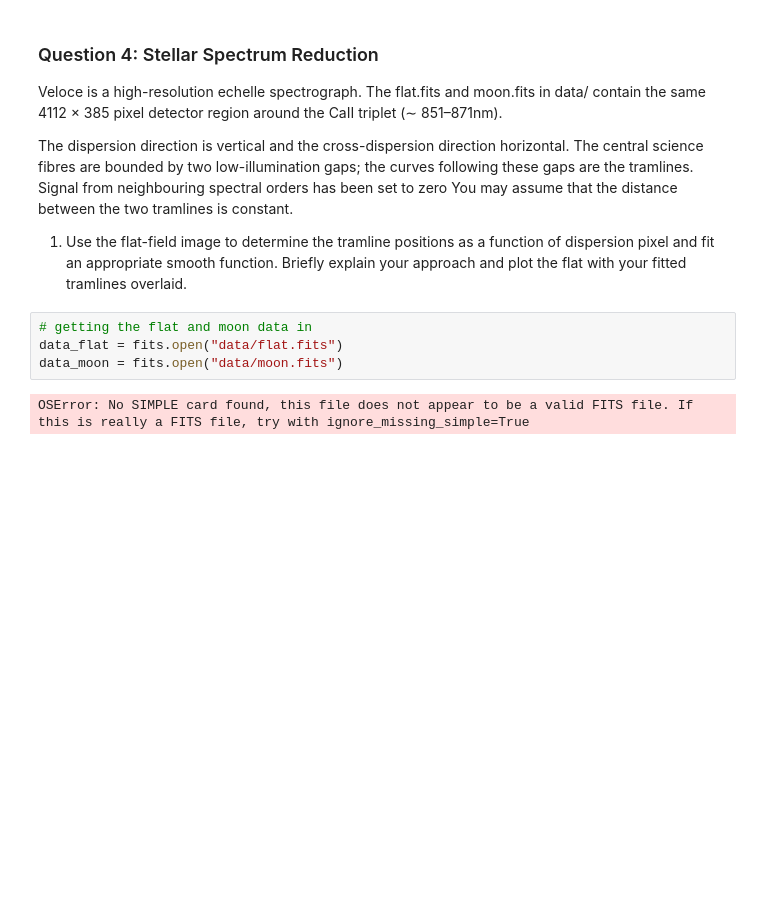
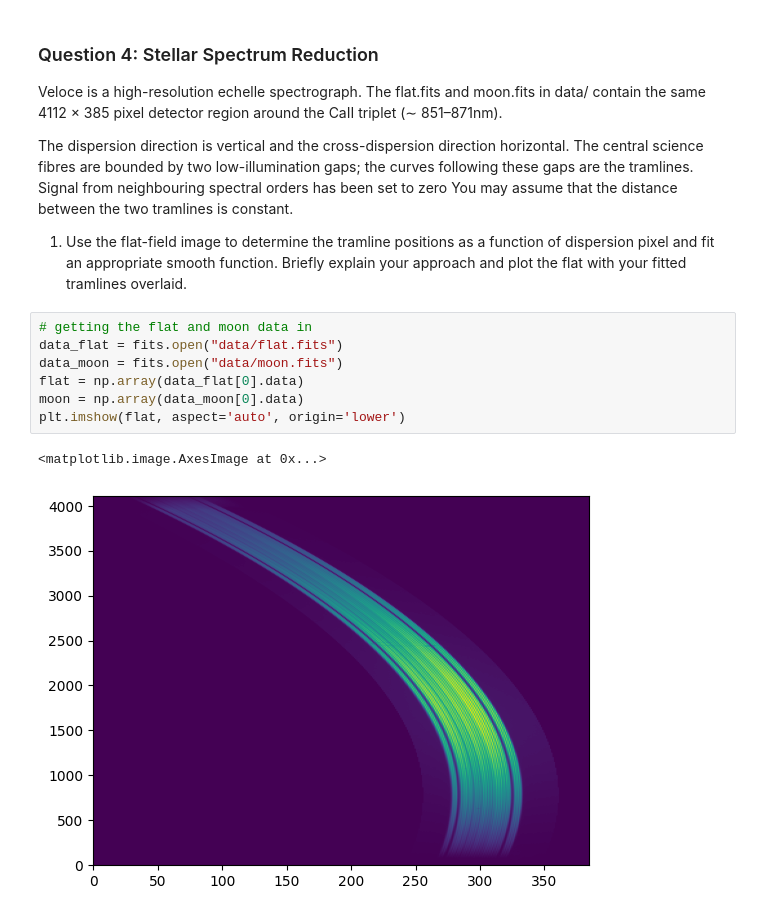
Before and after one commit to u7496134/Assignment_2, a Jupyter notebook: A.1.ipynb, the cells around one changed output. Drawn from its saved outputs; the diff is of its cells as text; blank space fills up the shorter version.

```diff
--- a/A.1.ipynb
+++ b/A.1.ipynb
@@ -378,6 +379,10 @@ The dispersion direction is vertical and the cross-dispersion direction horizont
 # %%
 # getting the flat and moon data in
 data_flat = fits.open("data/flat.fits")
 data_moon = fits.open("data/moon.fits")
+flat = np.array(data_flat[0].data)
+moon = np.array(data_moon[0].data)
+plt.imshow(flat, aspect='auto', origin='lower')
 # %% [output]
-OSError: No SIMPLE card found, this file does not appear to be a valid FITS file. If this is really a FITS file, try with ignore_missing_simple=True
+<matplotlib.image.AxesImage at 0x...>
+[figure, added]
```
Also changed, not shown: parts of 11 cells of this notebook.
